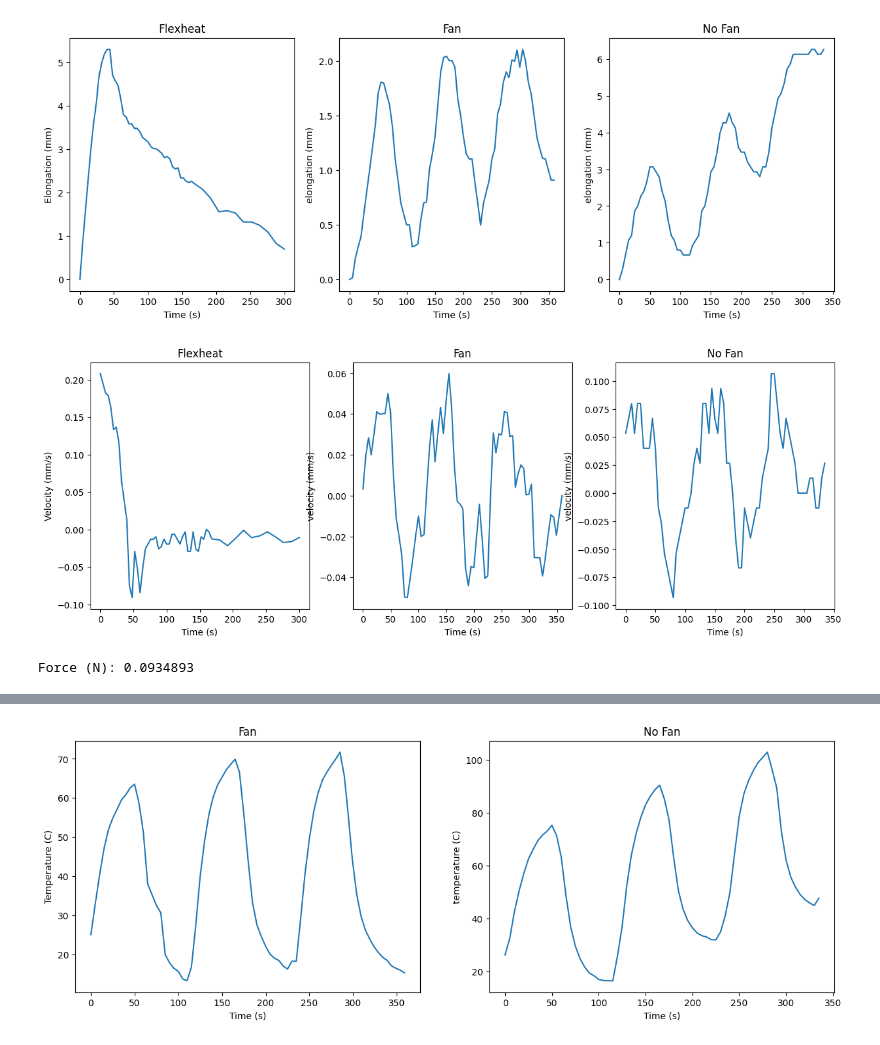
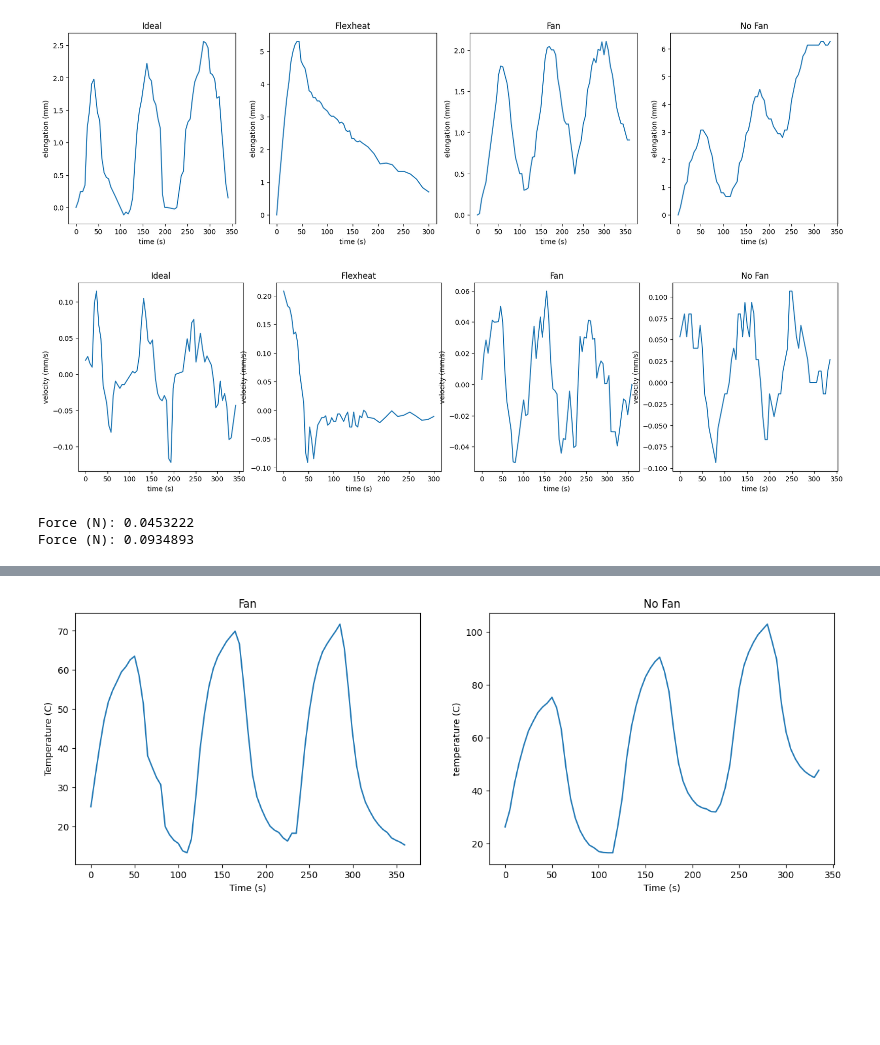
Before and after one commit to te5msride/peltier-comparisons, a Jupyter notebook: peltiercomparisons.ipynb, the cells around one changed output, grey strips where cells are left out. Saved outputs shown, nothing was run; the diff lists cells and outputs as text; code cells hidden in the pictures; blank space fills up the shorter version.

Commit message:
all data

```diff
--- a/peltiercomparisons.ipynb
+++ b/peltiercomparisons.ipynb
@@ -28,7 +28,15 @@ time = pd.DataFrame(time)
 ideal = pd.concat([time,ideal],axis=1)
 # %%
 #rename columns to be time and expansion
-ideal.columns = ['time','expansion']
+ideal.columns = ['time (s)','expansion']
+# %%
+# set length of sample
+length = 4 #mm
+# convert expansion to strain
+ideal['strain'] = ideal['expansion']*length
+
+#create a elongation (mm) column by subtracting the length from strain
+ideal['elongation (mm)'] = ideal['strain']-length
 # %%
 #take flexheat total height and subtract sample height
 flexheat['elongation (mm)'] = flexheat['Total height'] - flexheat['sample height']
@@ -44,45 +52,53 @@ flexheat = flexheat[['time (s)','elongation (mm)']]
 fan = fan[['time (s)','elongation (mm)','temperature (C)']]
 nofan = nofan[['time (s)','elongation (mm)','temperature (C)']]
 # %%
-#plot the three dataframes
-fig, ax = plt.subplots(1,3,figsize=(15,5))
-sns.lineplot(x='time (s)',y='elongation (mm)',data=flexheat,ax=ax[0])
-sns.lineplot(x='time (s)',y='elongation (mm)',data=fan,ax=ax[1])
-sns.lineplot(x='time (s)',y='elongation (mm)',data=nofan,ax=ax[2])
-ax[0].set_title('Flexheat')
-ax[1].set_title('Fan')
-ax[2].set_title('No Fan')
-ax[0].set_ylabel('Elongation (mm)')
-ax[0].set_xlabel('Time (s)')
-ax[1].set_xlabel('Time (s)')
-ax[2].set_xlabel('Time (s)')
+#plot the four dataframes
+fig, ax = plt.subplots(1,4,figsize=(20,5))
+sns.lineplot(x='time (s)',y='elongation (mm)',data=ideal,ax=ax[0])
+sns.lineplot(x='time (s)',y='elongation (mm)',data=flexheat,ax=ax[1])
+sns.lineplot(x='time (s)',y='elongation (mm)',data=fan,ax=ax[2])
+sns.lineplot(x='time (s)',y='elongation (mm)',data=nofan,ax=ax[3])
+ax[0].set_title('Ideal')
+ax[1].set_title('Flexheat')
+ax[2].set_title('Fan')
+ax[3].set_title('No Fan')
+ax[0].set_ylabel('elongation (mm)')
+ax[0].set_xlabel('time (s)')
 plt.show()
 # %% [output]
-[figure, old version]
+[figure, new version]
 # %%
-#take the derivative of the three graphs to get velocity in mm/s
+#take the derivative of the four graphs to get velocity in mm/s
+ideal['velocity (mm/s)'] = np.gradient(ideal['elongation (mm)'],ideal['time (s)'])
 flexheat['velocity (mm/s)'] = np.gradient(flexheat['elongation (mm)'],flexheat['time (s)'])
 fan['velocity (mm/s)'] = np.gradient(fan['elongation (mm)'],fan['time (s)'])
 nofan['velocity (mm/s)'] = np.gradient(nofan['elongation (mm)'],nofan['time (s)'])
 
-#plot the three velocity graphs
-fig, ax = plt.subplots(1,3,figsize=(15,5))
-sns.lineplot(x='time (s)',y='velocity (mm/s)',data=flexheat,ax=ax[0])
-sns.lineplot(x='time (s)',y='velocity (mm/s)',data=fan,ax=ax[1])
-sns.lineplot(x='time (s)',y='velocity (mm/s)',data=nofan,ax=ax[2])
-ax[0].set_title('Flexheat')
-ax[1].set_title('Fan')
-ax[2].set_title('No Fan')
-ax[0].set_ylabel('Velocity (mm/s)')
-ax[0].set_xlabel('Time (s)')
-ax[1].set_xlabel('Time (s)')
-ax[2].set_xlabel('Time (s)')
+#plot the four velocity graphs
+fig, ax = plt.subplots(1,4,figsize=(20,5))
+sns.lineplot(x='time (s)',y='velocity (mm/s)',data=ideal,ax=ax[0])
+sns.lineplot(x='time (s)',y='velocity (mm/s)',data=flexheat,ax=ax[1])
+sns.lineplot(x='time (s)',y='velocity (mm/s)',data=fan,ax=ax[2])
+sns.lineplot(x='time (s)',y='velocity (mm/s)',data=nofan,ax=ax[3])
+ax[0].set_title('Ideal')
+ax[1].set_title('Flexheat')
+ax[2].set_title('Fan')
+ax[3].set_title('No Fan')
+ax[0].set_ylabel('velocity (mm/s)')
+ax[0].set_xlabel('time (s)')
 plt.show()
 # %% [output]
-[figure, old version]
+[figure, new version]
 # %%
 #mass
+m_ideal = 4.62; #grams
 m = 9.53; #grams
+
+#calculate mechanical power with P = Fv and convert from g to kg for ideal
+F_ideal = m_ideal*9.81/1000; #N
+#print force
+print('Force (N):',F_ideal)
+ideal['mechanical power (W)'] = F_ideal*ideal['velocity (mm/s)']
 
 #calculate mechanical power with P = Fv and convert from g to kg
 F = m*9.81/1000; #N
@@ -92,5 +108,6 @@ flexheat['mechanical power (W)'] = F*flexheat['velocity (mm/s)']
 fan['mechanical power (W)'] = F*fan['velocity (mm/s)']
 nofan['mechanical power (W)'] = F*nofan['velocity (mm/s)']
 # %% [output]
+Force (N): 0.0453222
 Force (N): 0.0934893
 # %%
```
Also changed, not shown: parts of 4 cells of this notebook.
